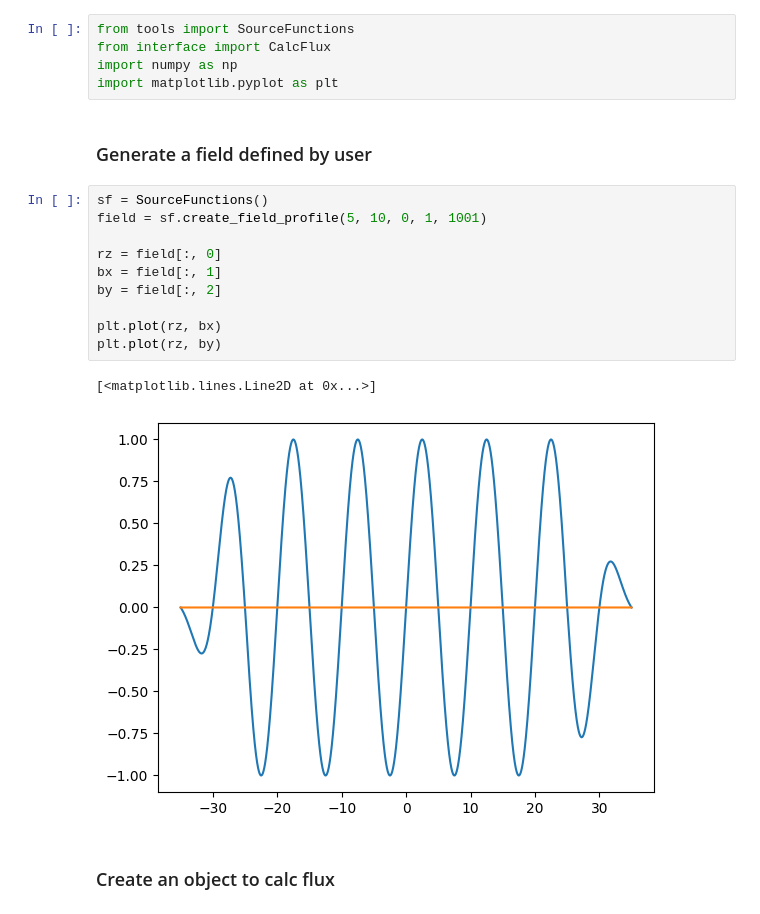
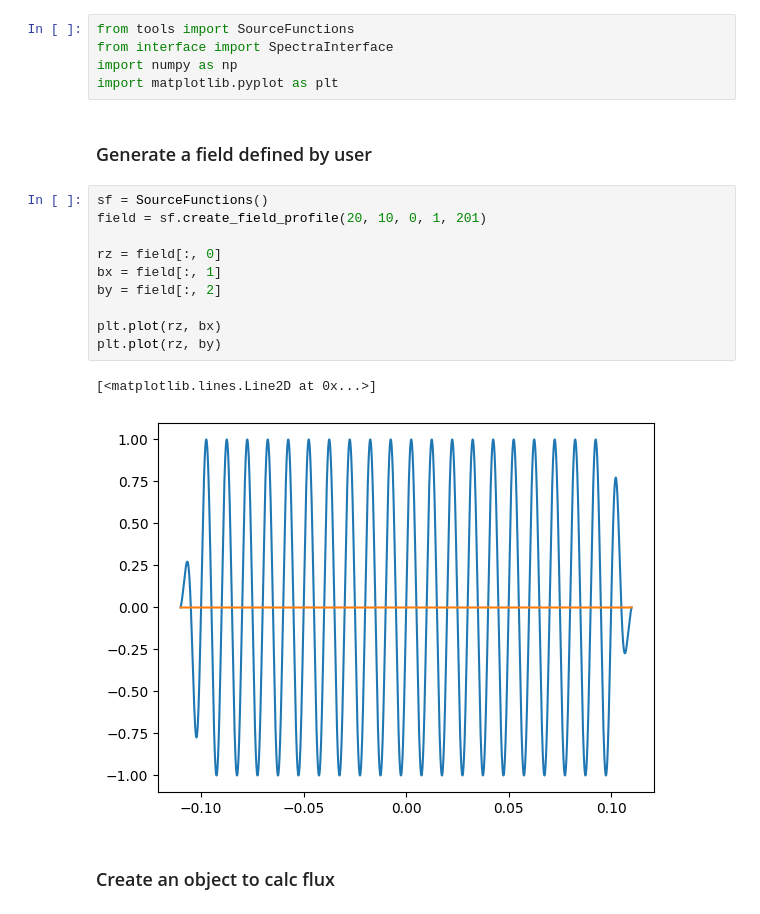
Before and after one commit to lnls-ids/spectrainterface, a Jupyter notebook: tutorial_spectra_interface.ipynb, the cells around one changed output. Drawn from its saved outputs; the diff is of its cells as text.

Commit message:
test flux calculations

```diff
--- a/tutorial_spectra_interface.ipynb
+++ b/tutorial_spectra_interface.ipynb
@@ -1,22 +1,22 @@
 # %%
 from tools import SourceFunctions
-from interface import CalcFlux
+from interface import SpectraInterface
 import numpy as np
 import matplotlib.pyplot as plt
 # %% [markdown]
 ### Generate a field defined by user
 # %%
 sf = SourceFunctions()
-field = sf.create_field_profile(5, 10, 0, 1, 1001)
+field = sf.create_field_profile(20, 10, 0, 1, 201)
 
 rz = field[:, 0]
 bx = field[:, 1]
 by = field[:, 2]
 
 plt.plot(rz, bx)
 plt.plot(rz, by)
 # %% [output]
 [<matplotlib.lines.Line2D at 0x...>]
-[figure, old version]
+[figure, new version]
 # %% [markdown]
 ### Create an object to calc flux
```
Also changed, not shown: parts of 7 cells of this notebook, 3 other files.
